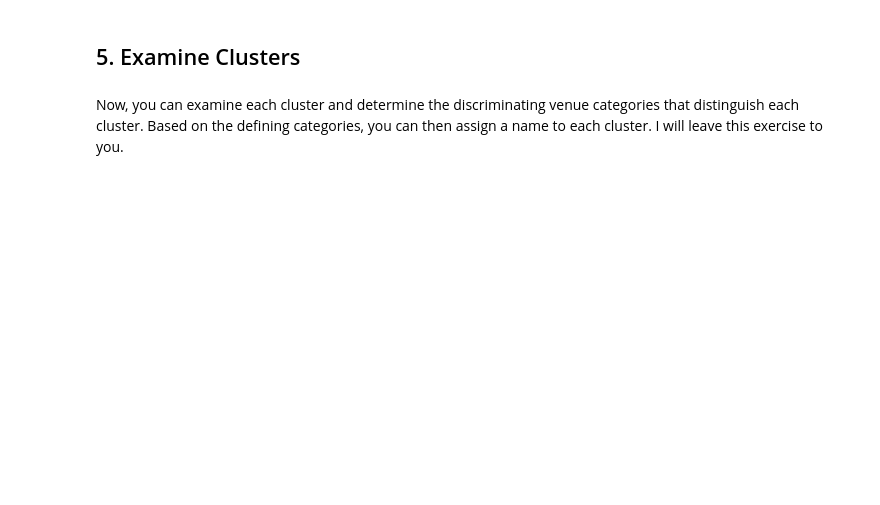
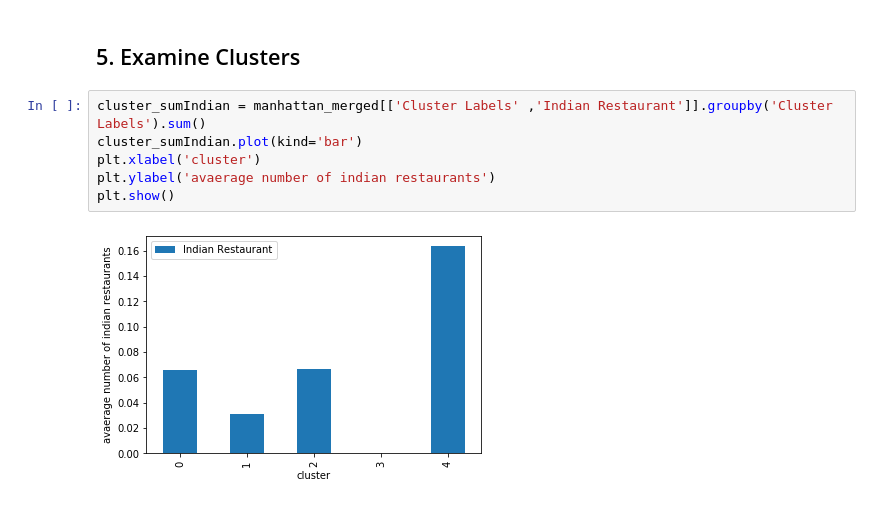
Before and after one commit to ishasahni2000/NY_battle-of-neighborhoods, a Jupyter notebook: NY_BON.ipynb, the cells around one changed output. Saved outputs shown, nothing was run; the diff lists cells and outputs as text; blank space fills up the shorter version.

```diff
--- a/NY_BON.ipynb
+++ b/NY_BON.ipynb
@@ -720,5 +707,11 @@ map_clusters
 <a id='item5'></a>
 # %% [markdown]
 ## 5. Examine Clusters
-# %% [markdown]
-Now, you can examine each cluster and determine the discriminating venue categories that distinguish each cluster. Based on the defining categories, you can then assign a name to each cluster. I will leave this exercise to you.
+# %%
+cluster_sumIndian = manhattan_merged[['Cluster Labels' ,'Indian Restaurant']].groupby('Cluster Labels').sum()
+cluster_sumIndian.plot(kind='bar')
+plt.xlabel('cluster')
+plt.ylabel('avaerage number of indian restaurants')
+plt.show()
+# %% [output]
+[figure, added]
```
Also changed, not shown: parts of 29 cells of this notebook, 1 other file.
